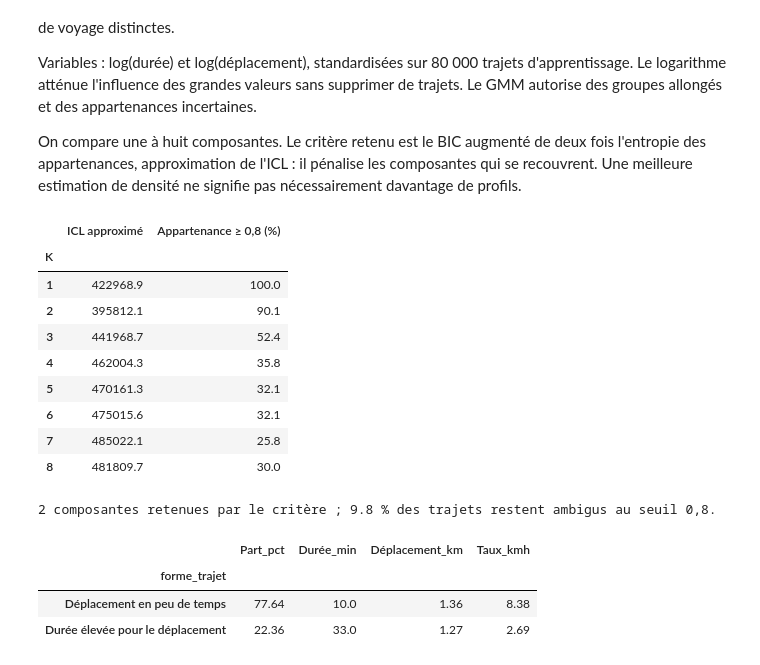
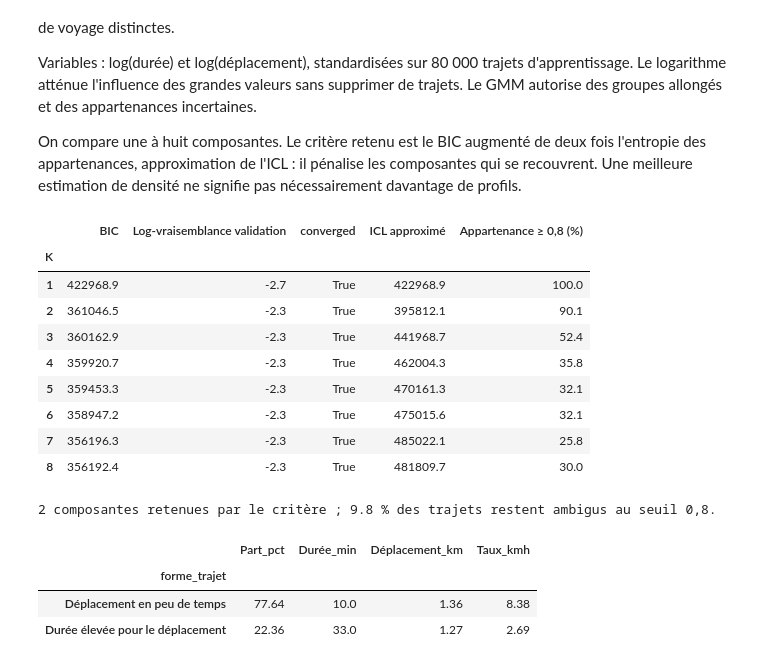
Before and after one commit to Wolf-IV/FML_Challenge_IMT_Forked, a Jupyter notebook: zaka/profils_trajets_3_2A.ipynb, the cells around one changed output. Saved outputs shown, nothing was run; the diff lists cells and outputs as text; code cells hidden in the pictures.

Commit message:
Simplify trip profiling code while preserving all diagnostics

```diff
--- a/zaka/profils_trajets_3_2A.ipynb
+++ b/zaka/profils_trajets_3_2A.ipynb
@@ -228,51 +262,65 @@ Variables : log(durée) et log(déplacement), standardisées sur 80 000 trajets
 
 On compare une à huit composantes. Le critère retenu est le BIC augmenté de deux fois l'entropie des appartenances, approximation de l'ICL : il pénalise les composantes qui se recouvrent. Une meilleure estimation de densité ne signifie pas nécessairement davantage de profils.
 # %%
+# Même ordre des tirages que dans la version précédente.
 rng = np.random.default_rng(2026)
-period_ids = {p: np.flatnonzero(trips.period.eq(p)) for p in ['train','validation','test']}
+period_ids = {}
+for period in ['train', 'validation', 'test']:
+    period_ids[period] = np.flatnonzero(trips.period == period)
 physical_train = rng.choice(period_ids['train'], 80000, replace=False)
 physical_valid = rng.choice(period_ids['validation'], 25000, replace=False)
 physical_test = rng.choice(period_ids['test'], 30000, replace=False)
-log_motion = np.log(trips[['duration_min','displacement_km']].to_numpy())
+
+log_motion = np.log(trips[['duration_min', 'displacement_km']].to_numpy())
 motion_scaler = StandardScaler().fit(log_motion[physical_train])
 motion_X = motion_scaler.transform(log_motion)
-mixtures, physical_rows, kmeans_motion_rows = {}, [], []
+
+mixtures = {}
+physical_rows = []
 with threadpool_limits(limits=2):
-    for k in range(1,9):
-        model = GaussianMixture(n_components=k, covariance_type='full', n_init=4,
-            max_iter=300, reg_covar=1e-4, random_state=42).fit(motion_X[physical_train])
+    for k in range(1, 9):
+        model = GaussianMixture(n_components=k, n_init=4, max_iter=300,
+                                reg_covar=1e-4, random_state=42)
+        model.fit(motion_X[physical_train])
+        assert model.converged_
         probabilities = model.predict_proba(motion_X[physical_train])
-        entropy = -(probabilities*np.log(np.maximum(probabilities,1e-15))).sum()
-        valid_probabilities = model.predict_proba(motion_X[physical_valid])
-        physical_rows.append({'K':k, 'BIC':model.bic(motion_X[physical_train]),
-            'ICL_approx':model.bic(motion_X[physical_train])+2*entropy,
-            'Log-vraisemblance validation':model.score(motion_X[physical_valid]),
-            'Appartenance ≥ 0,8 (%)':100*(valid_probabilities.max(axis=1)>=.8).mean(),
-            'converged':model.converged_})
+        entropy = -(probabilities * np.log(np.maximum(probabilities, 1e-15))).sum()
+        validation_probability = model.predict_proba(motion_X[physical_valid]).max(axis=1)
+        physical_rows.append({
+            'K': k,
+            'BIC': model.bic(motion_X[physical_train]),
+            'Log-vraisemblance validation': model.score(motion_X[physical_valid]),
+            'converged': model.converged_,
+            'ICL_approx': model.bic(motion_X[physical_train]) + 2 * entropy,
+            'Appartenance ≥ 0,8 (%)': 100 * (validation_probability >= 0.8).mean()})
         mixtures[k] = model
+
 physical_comparison = pd.DataFrame(physical_rows).set_index('K')
-assert physical_comparison.converged.all()
 physical_k = int(physical_comparison.ICL_approx.idxmin())
 motion_model = mixtures[physical_k]
 motion_raw = motion_model.predict(motion_X)
-order = trips.assign(label=motion_raw).groupby('label').displacement_rate_kmh.median().sort_values(ascending=False).index
-motion_mapping = {label:i+1 for i,label in enumerate(order)}
+
+# Les numéros sont rangés par taux médian décroissant, après le clustering.
+median_rates = trips.groupby(motion_raw).displacement_rate_kmh.median()
+order = median_rates.sort_values(ascending=False).index
+motion_mapping = dict(zip(order, range(1, physical_k + 1)))
 trips['forme_trajet'] = pd.Series(motion_raw).map(motion_mapping).to_numpy()
 trips['motion_probability'] = motion_model.predict_proba(motion_X).max(axis=1)
-display(physical_comparison[['ICL_approx','Appartenance ≥ 0,8 (%)']].rename(columns={'ICL_approx':'ICL approximé'}).round(1))
+
+display(physical_comparison.rename(columns={'ICL_approx': 'ICL approximé'}).round(1))
 print(f'{physical_k} composantes retenues par le critère ; '
-      f'{100*trips.motion_probability.lt(.8).mean():.1f} % des trajets restent ambigus au seuil 0,8.')
+      f'{100 * trips.motion_probability.lt(.8).mean():.1f} % des trajets restent ambigus au seuil 0,8.')
 # %% [output]
-|  | ICL approximé | Appartenance ≥ 0,8 (%) |
-| K |  |  |
-| 1 | 422968.9 | 100.0 |
-| 2 | 395812.1 | 90.1 |
-| 3 | 441968.7 | 52.4 |
-| 4 | 462004.3 | 35.8 |
-| 5 | 470161.3 | 32.1 |
-| 6 | 475015.6 | 32.1 |
-| 7 | 485022.1 | 25.8 |
-| 8 | 481809.7 | 30.0 |
+|  | BIC | Log-vraisemblance validation | converged | ICL approximé | Appartenance ≥ 0,8 (%) |
+| K |  |  |  |  |  |
+| 1 | 422968.9 | -2.7 | True | 422968.9 | 100.0 |
+| 2 | 361046.5 | -2.3 | True | 395812.1 | 90.1 |
+| 3 | 360162.9 | -2.3 | True | 441968.7 | 52.4 |
+| 4 | 359920.7 | -2.3 | True | 462004.3 | 35.8 |
+| 5 | 359453.3 | -2.3 | True | 470161.3 | 32.1 |
+| 6 | 358947.2 | -2.3 | True | 475015.6 | 32.1 |
+| 7 | 356196.3 | -2.3 | True | 485022.1 | 25.8 |
+| 8 | 356192.4 | -2.3 | True | 481809.7 | 30.0 |
 2 composantes retenues par le critère ; 9.8 % des trajets restent ambigus au seuil 0,8.
 # %%
 motion_names = {1:'Déplacement en peu de temps',2:'Durée élevée pour le déplacement'}
```
Also changed, not shown: parts of 8 cells of this notebook, 1 other file.
